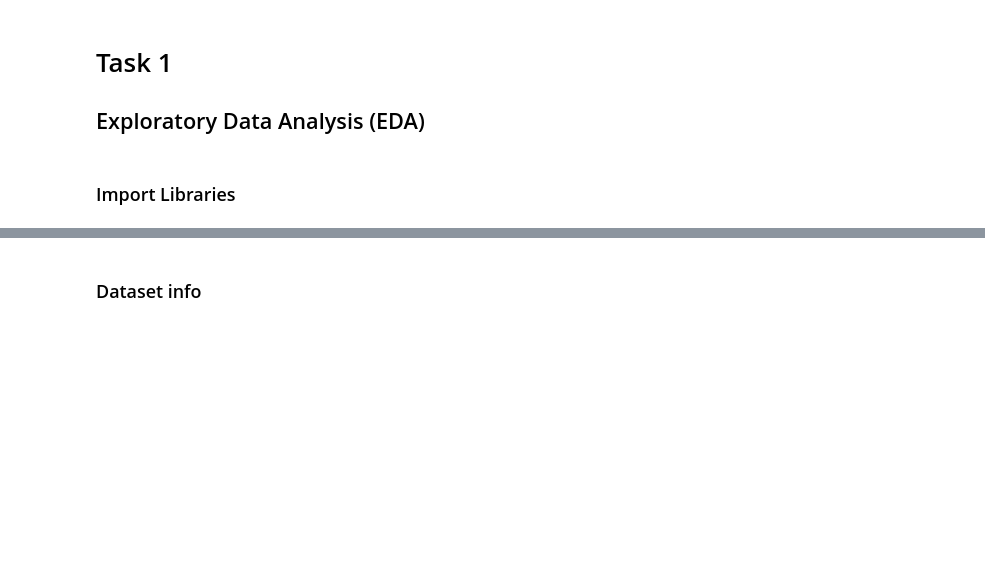
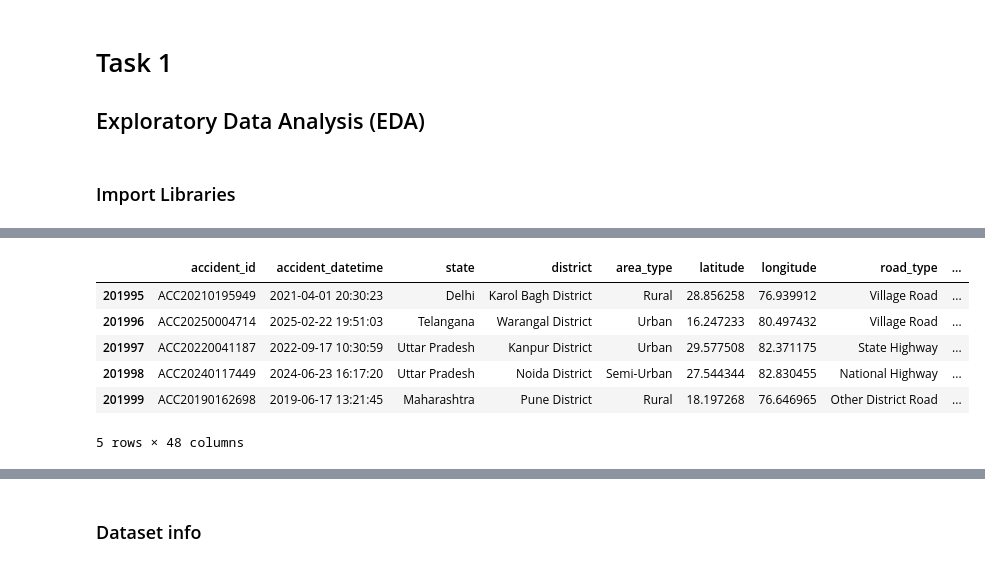
Before and after one commit to Kakul-07/Task-1, a Jupyter notebook: EDA.ipynb, the cells around one changed output, grey strips where cells are left out. Drawn from its saved outputs; the diff is of its cells as text; code cells hidden in the pictures; blank space fills up the shorter version.

```diff
--- a/EDA.ipynb
+++ b/EDA.ipynb
@@ -20,0 +26,10 @@ df.head()
+# %%
+df.tail(5)
+# %% [output]
+|  | accident_id | accident_datetime | state | district | area_type | latitude | longitude | road_type | ... |
+| 201995 | ACC20210195949 | 2021-04-01 20:30:23 | Delhi | Karol Bagh District | Rural | 28.856258 | 76.939912 | Village Road | ... |
+| 201996 | ACC20250004714 | 2025-02-22 19:51:03 | Telangana | Warangal District | Urban | 16.247233 | 80.497432 | Village Road | ... |
+| 201997 | ACC20220041187 | 2022-09-17 10:30:59 | Uttar Pradesh | Kanpur District | Urban | 29.577508 | 82.371175 | State Highway | ... |
+| 201998 | ACC20240117449 | 2024-06-23 16:17:20 | Uttar Pradesh | Noida District | Semi-Urban | 27.544344 | 82.830455 | National Highway | ... |
+| 201999 | ACC20190162698 | 2019-06-17 13:21:45 | Maharashtra | Pune District | Rural | 18.197268 | 76.646965 | Other District Road | ... |
+5 rows × 48 columns
```
Also changed, not shown: parts of 62 cells of this notebook.
